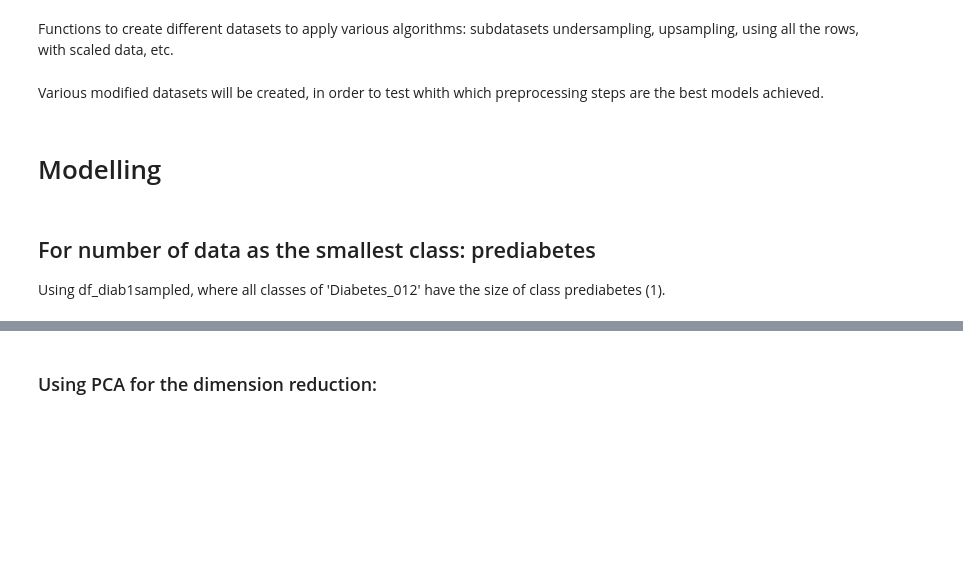
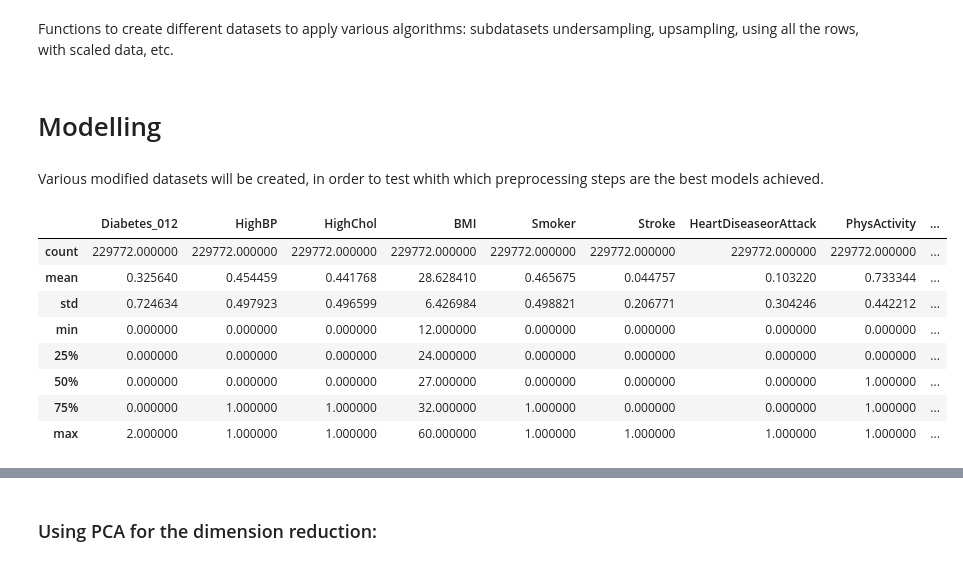
Before and after one commit to AliGarAlon/Diabetes_Project, a Jupyter notebook: diabetes_model.ipynb, the cells around one changed output, grey strips where cells are left out. Saved outputs shown, nothing was run; the diff lists cells and outputs as text; code cells hidden in the pictures; blank space fills up the shorter version.

```diff
--- a/diabetes_model.ipynb
+++ b/diabetes_model.ipynb
@@ -759,5 +759,3 @@ def create_balanced_df_to_diabetes0(df):
-# %% [markdown]
-Various modified datasets will be created, in order to test whith which preprocessing steps are the best models achieved.
 # %% [markdown]
 # Modelling
 # %%
@@ -806,6 +804,17 @@ def train_and_evaluate_classification_models(X, y, use_pca=False):
         # Print or store the evaluation metrics
         #formatted string literal: syntax for embedding expressions inside string literals.
         print(f"{model.__class__.__name__} - Accuracy: {accuracy:.4f}, Precision: {precision:.4f}, Recall: {recall:.4f}, F1: {f1:.4f}")
-# %% [markdown]
-## For number of data as the smallest class: prediabetes
-Using df_diab1sampled, where all classes of 'Diabetes_012' have the size of class prediabetes (1).
+# %% [markdown]
+Various modified datasets will be created, in order to test whith which preprocessing steps are the best models achieved.
+# %%
+df.describe()
+# %% [output]
+|  | Diabetes_012 | HighBP | HighChol | BMI | Smoker | Stroke | HeartDiseaseorAttack | PhysActivity | ... |
+| count | 229772.000000 | 229772.000000 | 229772.000000 | 229772.000000 | 229772.000000 | 229772.000000 | 229772.000000 | 229772.000000 | ... |
+| mean | 0.325640 | 0.454459 | 0.441768 | 28.628410 | 0.465675 | 0.044757 | 0.103220 | 0.733344 | ... |
+| std | 0.724634 | 0.497923 | 0.496599 | 6.426984 | 0.498821 | 0.206771 | 0.304246 | 0.442212 | ... |
+| min | 0.000000 | 0.000000 | 0.000000 | 12.000000 | 0.000000 | 0.000000 | 0.000000 | 0.000000 | ... |
+| 25% | 0.000000 | 0.000000 | 0.000000 | 24.000000 | 0.000000 | 0.000000 | 0.000000 | 0.000000 | ... |
+| 50% | 0.000000 | 0.000000 | 0.000000 | 27.000000 | 0.000000 | 0.000000 | 0.000000 | 1.000000 | ... |
+| 75% | 0.000000 | 1.000000 | 1.000000 | 32.000000 | 1.000000 | 0.000000 | 0.000000 | 1.000000 | ... |
+| max | 2.000000 | 1.000000 | 1.000000 | 60.000000 | 1.000000 | 1.000000 | 1.000000 | 1.000000 | ... |
```
Also changed, not shown: parts of 14 cells of this notebook.
